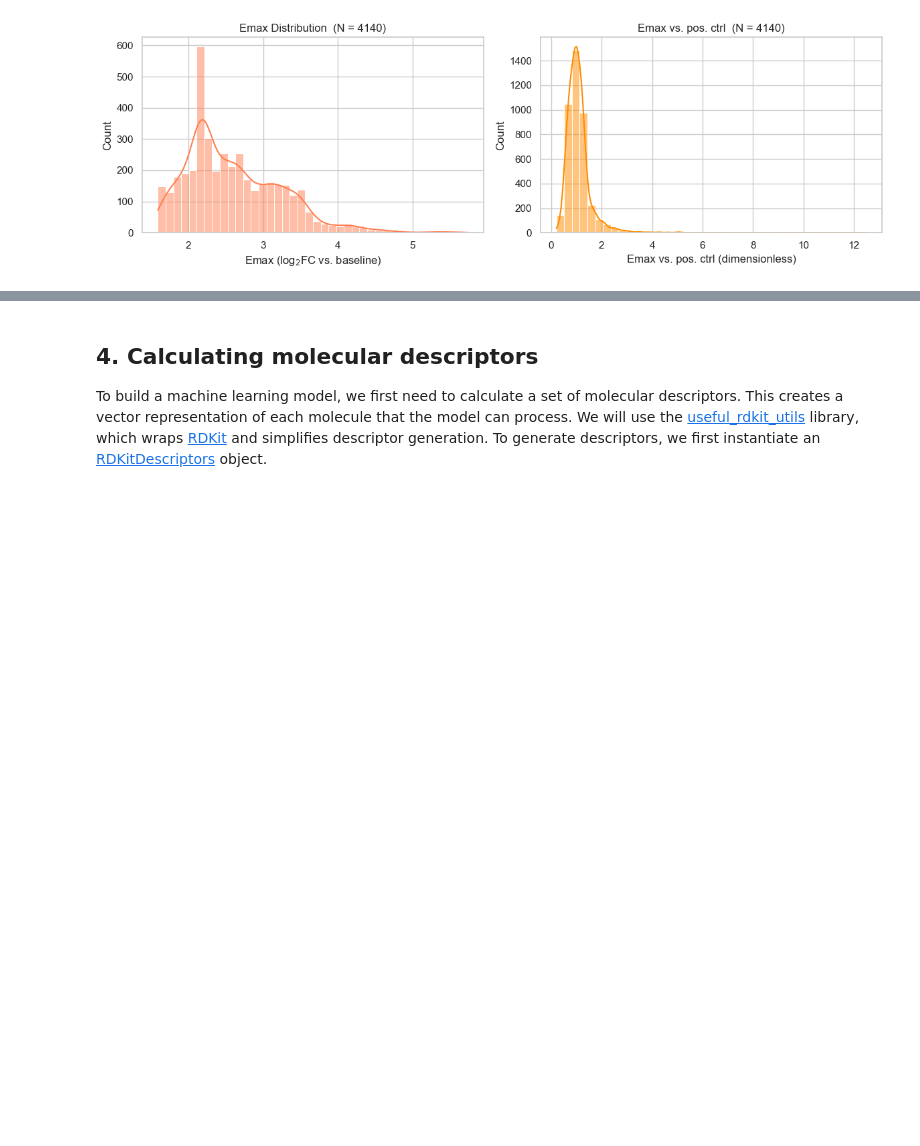
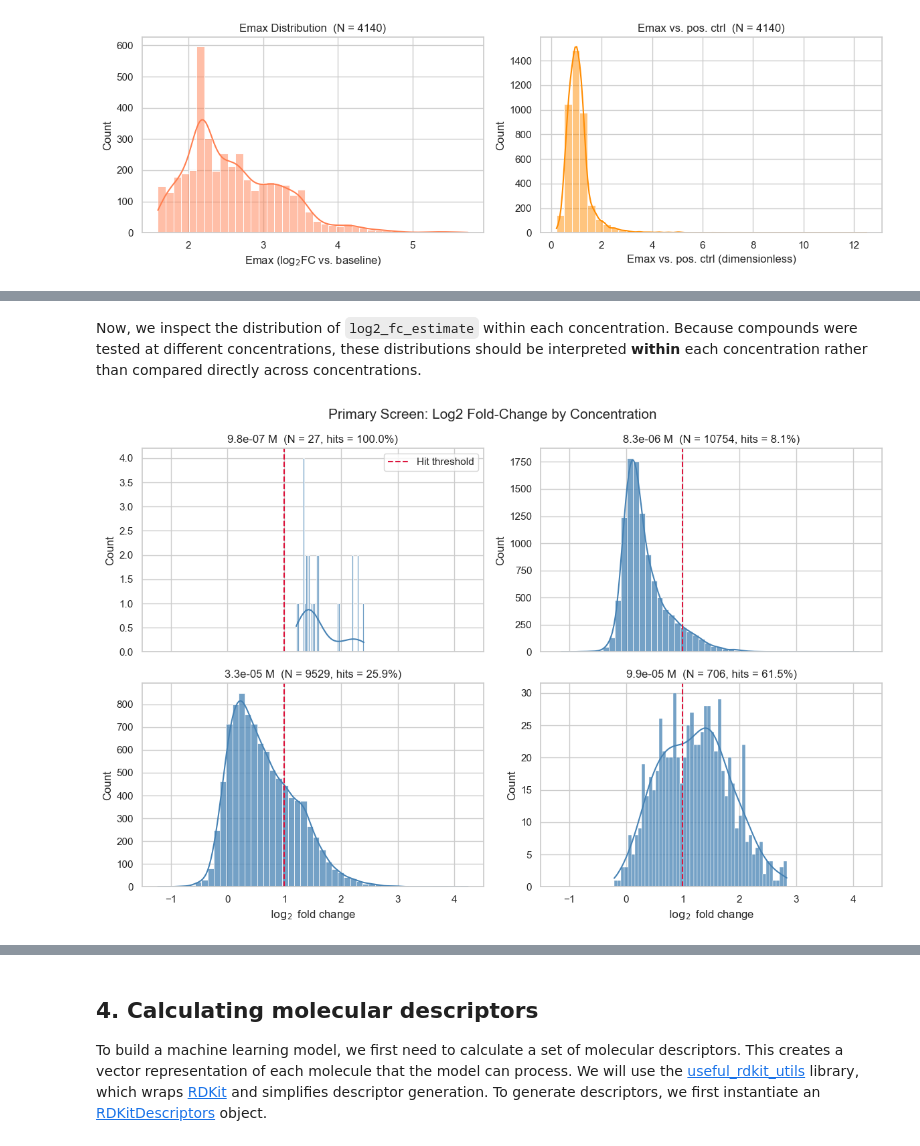
Before and after one commit to OpenADMET/PXR-Challenge-Tutorial, a Jupyter notebook: notebooks/activity_prediction.ipynb, the cells around one changed output, grey strips where cells are left out. Saved outputs shown, nothing was run; the diff lists cells and outputs as text; code cells hidden in the pictures; blank space fills up the shorter version.

```diff
--- a/notebooks/activity_prediction.ipynb
+++ b/notebooks/activity_prediction.ipynb
@@ -189,0 +218,17 @@ plt.tight_layout()
+# %%
+train_single_df = train_single_df.copy()
+train_single_df["is_hit"] = (
+    (train_single_df["log2_fc_estimate"] > 1)
+    & (train_single_df["fdr_bh"] < 0.05)
+)
+
+hit_summary_df = (
+    train_single_df.groupby("concentration_M")
+    .agg(
+        n_compounds=("log2_fc_estimate", "size"),
+        n_hits=("is_hit", "sum"),
+    )
+    .reset_index()
+)
+hit_summary_df["hit_rate_pct"] = 100 * hit_summary_df["n_hits"] / hit_summary_df["n_compounds"]
+hit_summary_df
@@ -189,0 +241,32 @@ plt.tight_layout()
+# %% [markdown]
+Now, we inspect the distribution of `log2_fc_estimate` within each concentration. Because compounds were tested at different concentrations, these distributions should be interpreted **within** each concentration rather than compared directly across concentrations.
+# %%
+concs = sorted(train_single_df["concentration_M"].unique())
+
+fig, axes = plt.subplots(2, 2, figsize=(12, 8), sharex=True)
+axes = axes.flatten()
+
+for index, conc in enumerate(concs):
+    df_conc = train_single_df[train_single_df["concentration_M"] == conc].copy()
+    hit_rate = 100 * df_conc["is_hit"].mean()
+
+    sns.histplot(
+        df_conc["log2_fc_estimate"],
+        bins=50,
+        kde=True,
+        ax=axes[index],
+        color="steelblue",
+        alpha=0.75,
+    )
+    axes[index].axvline(1, color="crimson", linestyle="--", label="Hit threshold")
+    axes[index].set_title(f"{conc:.2g} M  (N = {len(df_conc)}, hits = {hit_rate:.1f}%)")
+    axes[index].set_xlabel(r"$\log_{2}$ fold change")
+    axes[index].set_ylabel("Count")
+    if index == 0:
+        axes[index].legend()
+
+plt.suptitle("Primary Screen: Log2 Fold-Change by Concentration", fontsize=15)
+plt.tight_layout()
+plt.show()
+# %% [output]
+[figure, added]
```
Also changed, not shown: parts of 11 cells of this notebook, 3 other files.
